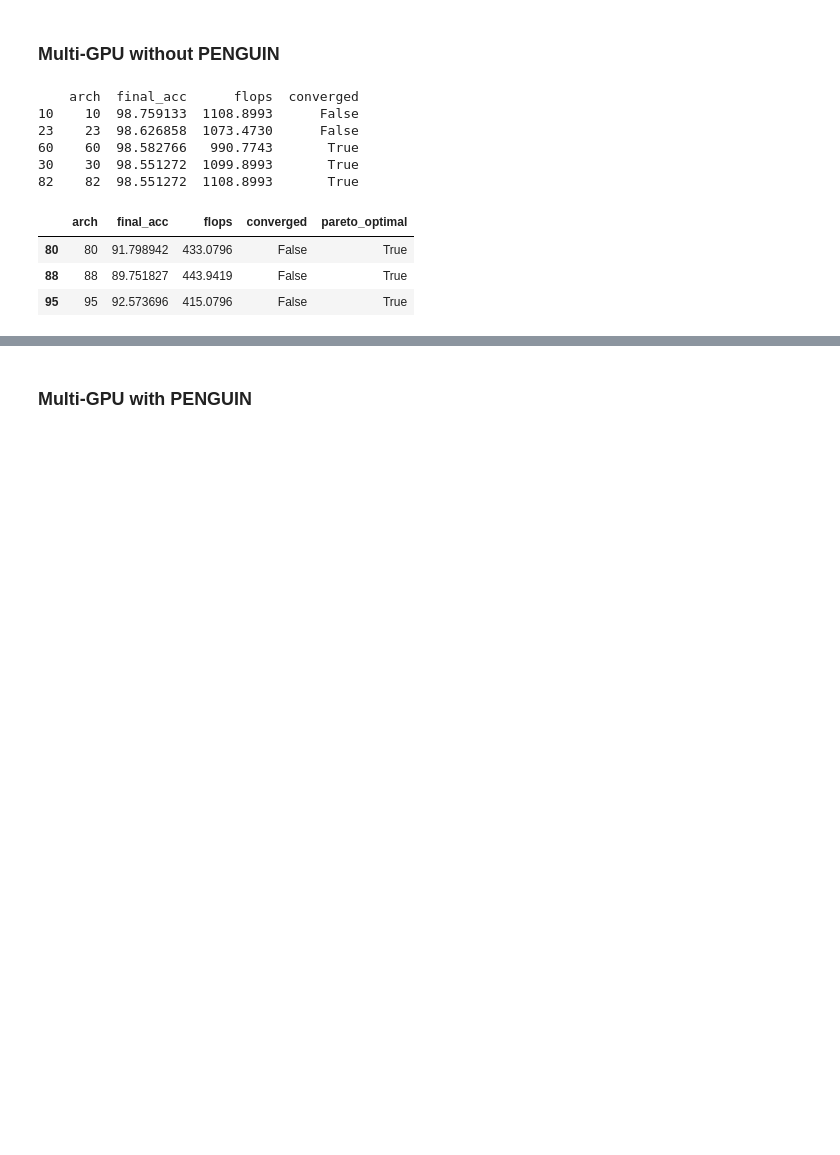
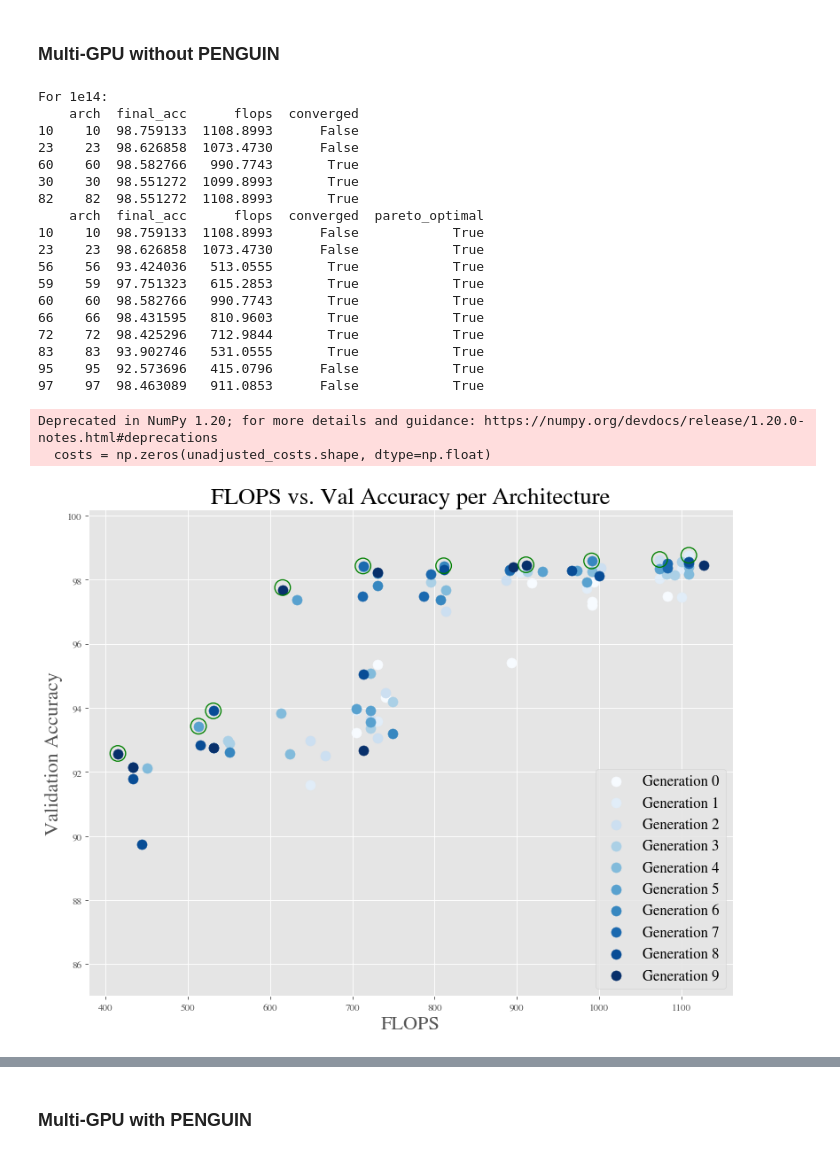
Before and after one commit to TauferLab/Reproducibility_A4NN_ICPP23, a Jupyter notebook: paper_analysis.ipynb, the cells around one changed output, grey strips where cells are left out. Drawn from its saved outputs; the diff is of its cells as text; code cells hidden in the pictures; blank space fills up the shorter version.

```diff
--- a/paper_analysis.ipynb
+++ b/paper_analysis.ipynb
@@ -295,24 +433,39 @@ pareto_optimal_arches
 # %% [markdown]
 ### Multi-GPU without PENGUIN
 # %%
+# 1e14
+print("For 1e14:")
+
 by_arch = gpu4_1e14.groupby('arch')
 one_line = by_arch.apply(one_line_per_arch).sort_values('arch', ascending=True).reset_index()
 sorted_by_fitness = one_line.sort_values('final_acc', ascending=False).head()
 print(sorted_by_fitness.head())
 
 costs = one_line[['final_acc', 'flops']].to_numpy()
 pareto_optimals = is_pareto_efficient_simple(costs)
 one_line['pareto_optimal'] = pareto_optimals
 pareto_optimal_arches = one_line.loc[one_line['pareto_optimal'] == True]
-pareto_optimal_arches
+print(pareto_optimal_arches)
+make_graphic(one_line, pareto_optimal_arches)
 # %% [output]
+For 1e14:
     arch  final_acc      flops  converged
 10    10  98.759133  1108.8993      False
 23    23  98.626858  1073.4730      False
 60    60  98.582766   990.7743       True
 30    30  98.551272  1099.8993       True
 82    82  98.551272  1108.8993       True
+    arch  final_acc      flops  converged  pareto_optimal
+10    10  98.759133  1108.8993      False            True
+23    23  98.626858  1073.4730      False            True
+56    56  93.424036   513.0555       True            True
+59    59  97.751323   615.2853       True            True
+60    60  98.582766   990.7743       True            True
+66    66  98.431595   810.9603       True            True
+72    72  98.425296   712.9844       True            True
+83    83  93.902746   531.0555       True            True
+95    95  92.573696   415.0796      False            True
+97    97  98.463089   911.0853      False            True
-|  | arch | final_acc | flops | converged | pareto_optimal |
-| 80 | 80 | 91.798942 | 433.0796 | False | True |
-| 88 | 88 | 89.751827 | 443.9419 | False | True |
-| 95 | 95 | 92.573696 | 415.0796 | False | True |
+Deprecated in NumPy 1.20; for more details and guidance: https://numpy.org/devdocs/release/1.20.0-notes.html#deprecations
+  costs = np.zeros(unadjusted_costs.shape, dtype=np.float)
+[figure, added]
```
Also changed, not shown: parts of 10 cells of this notebook.
